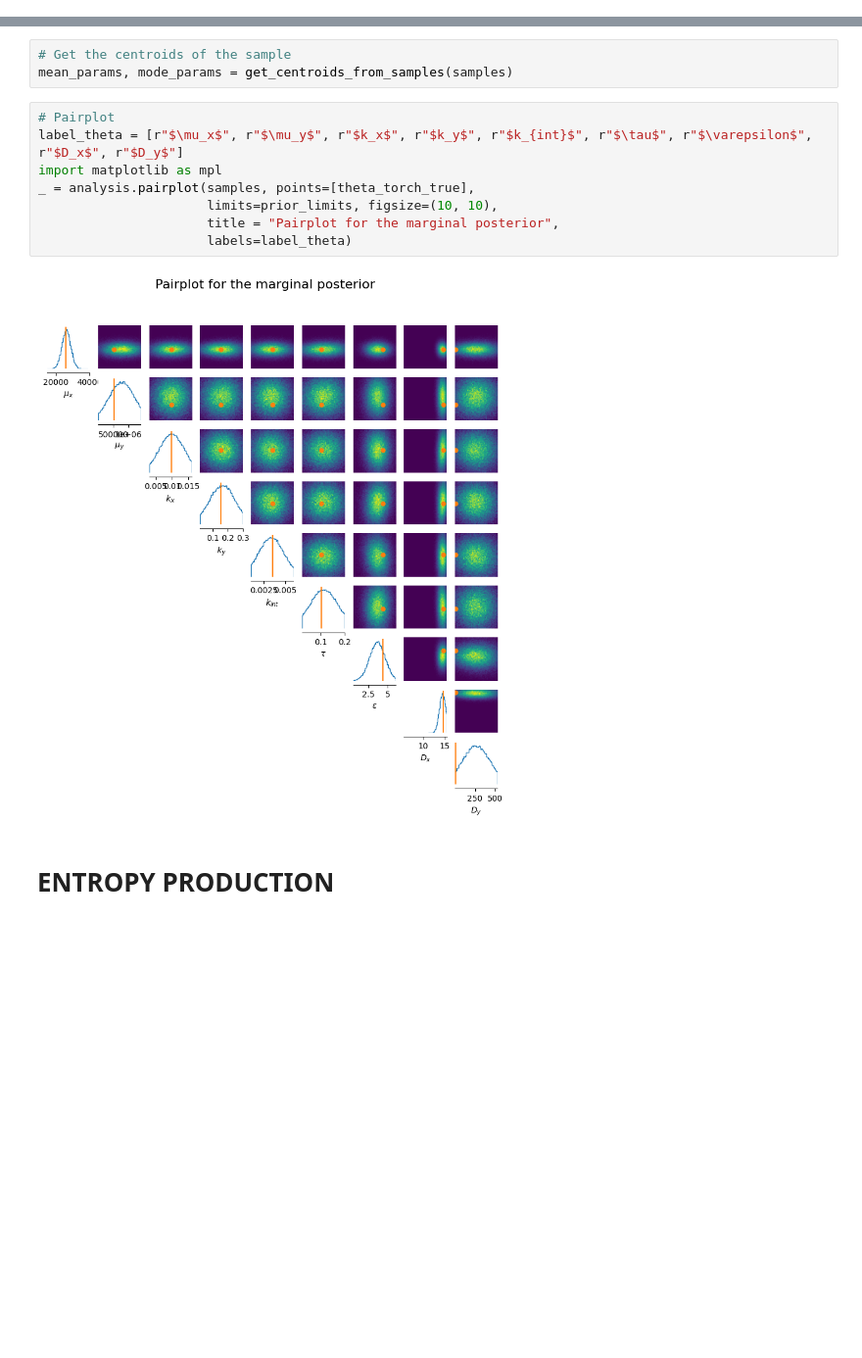
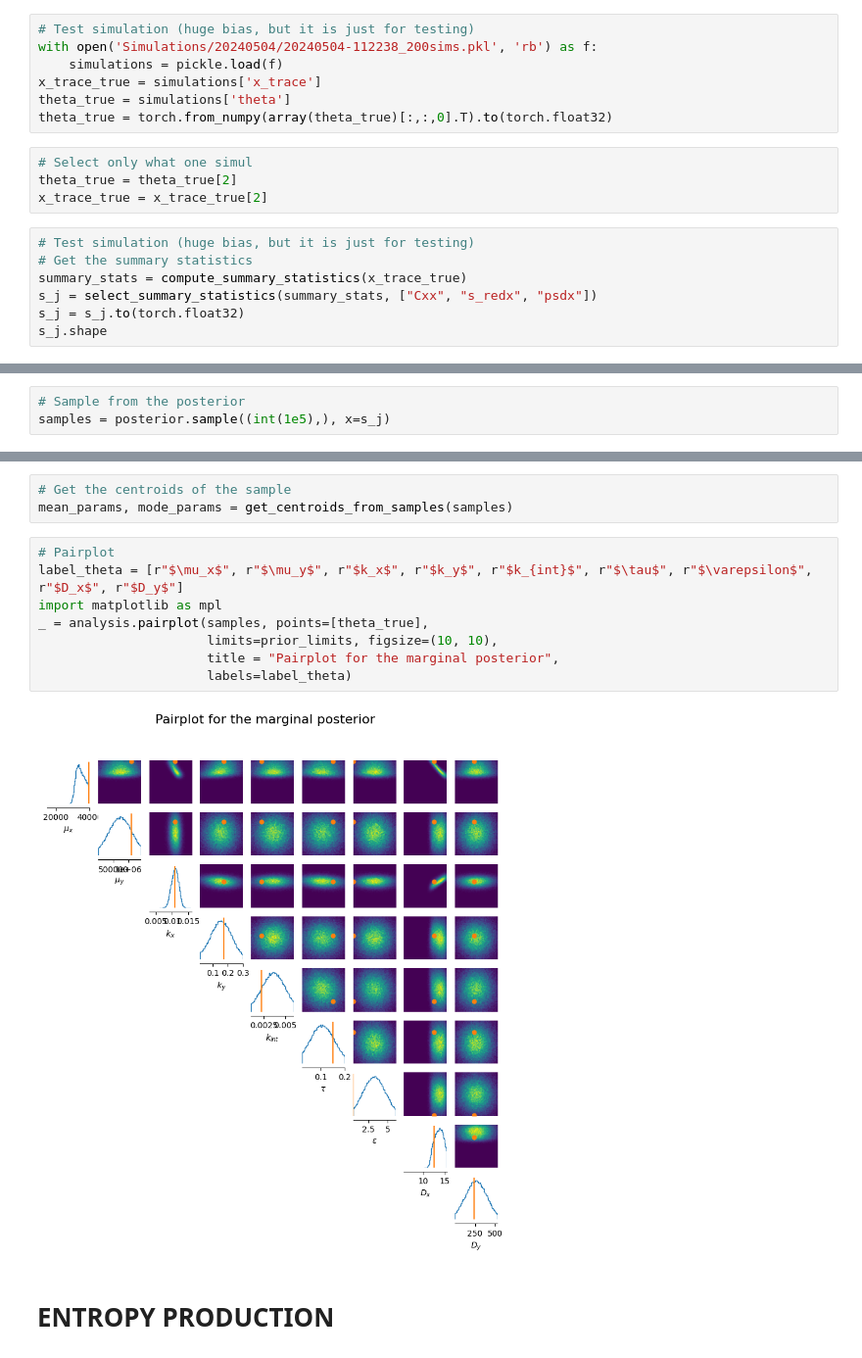
Before and after one commit to jacopocarotenuto/SBI_RedBloodCells, a Jupyter notebook: results.ipynb, the cells around one changed output, grey strips where cells are left out. Shown at 98% size. Cells and saved outputs as stored; diff of their text form; blank space fills up the shorter version.

Commit message:
First inference (800 simul)

```diff
--- a/results.ipynb
+++ b/results.ipynb
@@ -101,0 +158,18 @@ x_trace_true, f_trace_true, y_trace_true = Simulator_noGPU(dt, DeltaT, TotalT, 1
+# %%
+# Test simulation (huge bias, but it is just for testing)
+with open('Simulations/20240504/20240504-112238_200sims.pkl', 'rb') as f:
+    simulations = pickle.load(f)
+x_trace_true = simulations['x_trace']
+theta_true = simulations['theta']
+theta_true = torch.from_numpy(array(theta_true)[:,:,0].T).to(torch.float32)
+# %%
+# Select only what one simul
+theta_true = theta_true[2]
+x_trace_true = x_trace_true[2]
+# %%
+# Test simulation (huge bias, but it is just for testing)
+# Get the summary statistics
+summary_stats = compute_summary_statistics(x_trace_true)
+s_j = select_summary_statistics(summary_stats, ["Cxx", "s_redx", "psdx"])
+s_j = s_j.to(torch.float32)
+s_j.shape
@@ -101,0 +178,3 @@ x_trace_true, f_trace_true, y_trace_true = Simulator_noGPU(dt, DeltaT, TotalT, 1
+# %%
+# Sample from the posterior
+samples = posterior.sample((int(1e5),), x=s_j)
@@ -125,13 +208,13 @@ mean_params, mode_params = get_centroids_from_samples(samples)
 # %%
 # Pairplot
 label_theta = [r"$\mu_x$", r"$\mu_y$", r"$k_x$", r"$k_y$", r"$k_{int}$", r"$\tau$", r"$\varepsilon$", r"$D_x$", r"$D_y$"]
 import matplotlib as mpl
-_ = analysis.pairplot(samples, points=[theta_torch_true],
+_ = analysis.pairplot(samples, points=[theta_true],
                       limits=prior_limits, figsize=(10, 10),
                       title = "Pairplot for the marginal posterior",
                       labels=label_theta)
 # %% [output]
-[figure, old version]
+[figure, new version]
 # %% [markdown]
 # ENTROPY PRODUCTION
 # %% [markdown]
```
Also changed, not shown: parts of 15 cells of this notebook, 3 other files.
